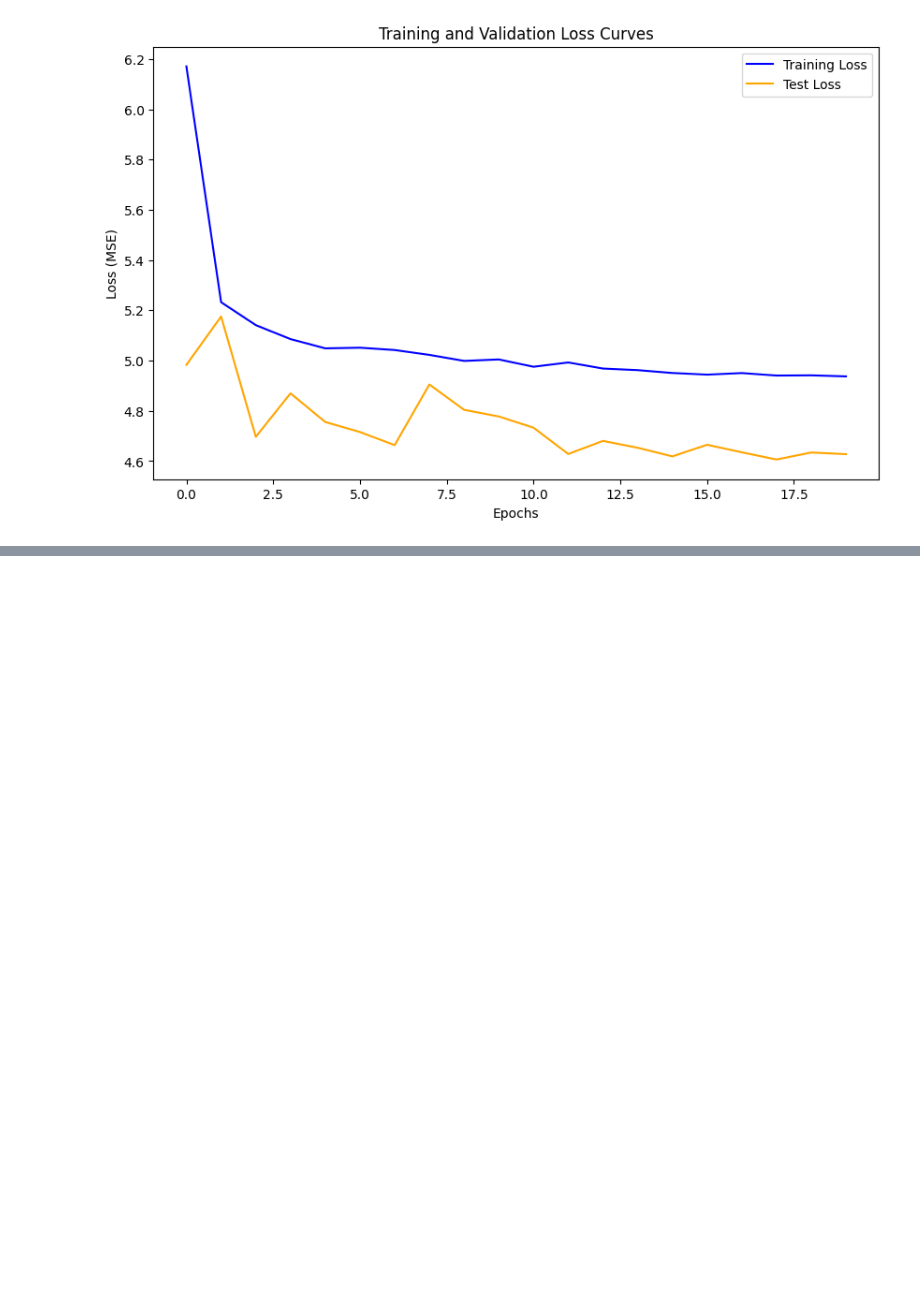
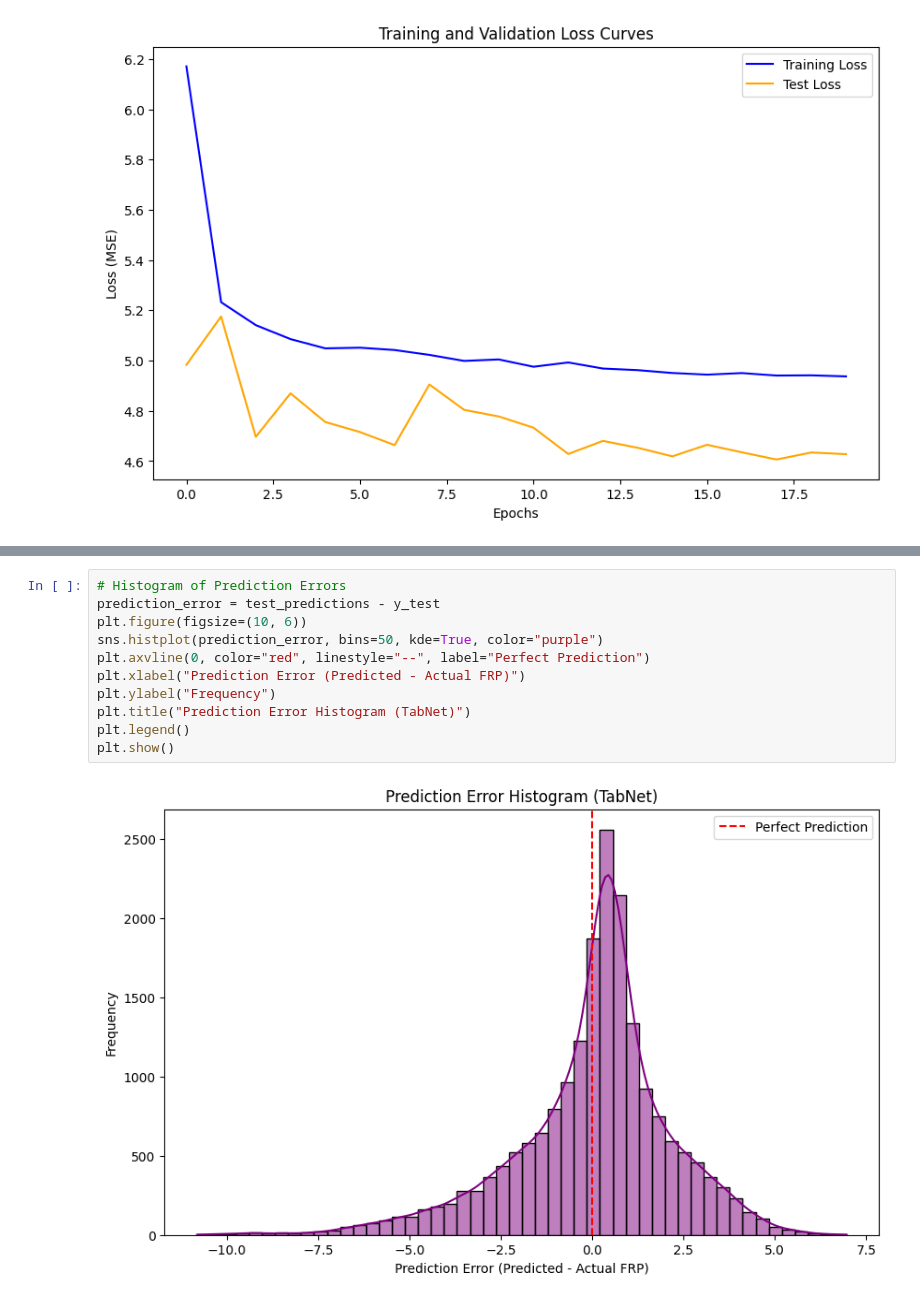
Before and after one commit to cbrittonjsy/Australian-Bushfire-Analysis, a Jupyter notebook: py/Q3_folder/Question_3.ipynb, the cells around one changed output, grey strips where cells are left out. Drawn from its saved outputs; the diff is of its cells as text; blank space fills up the shorter version.

```diff
--- a/py/Q3_folder/Question_3.ipynb
+++ b/py/Q3_folder/Question_3.ipynb
@@ -462,0 +522,13 @@ plt.show()
+# %%
+# Histogram of Prediction Errors
+prediction_error = test_predictions - y_test
+plt.figure(figsize=(10, 6))
+sns.histplot(prediction_error, bins=50, kde=True, color="purple")
+plt.axvline(0, color="red", linestyle="--", label="Perfect Prediction")
+plt.xlabel("Prediction Error (Predicted - Actual FRP)")
+plt.ylabel("Frequency")
+plt.title("Prediction Error Histogram (TabNet)")
+plt.legend()
+plt.show()
+# %% [output]
+[figure, added]
```
Also changed, not shown: parts of 13 cells of this notebook.
